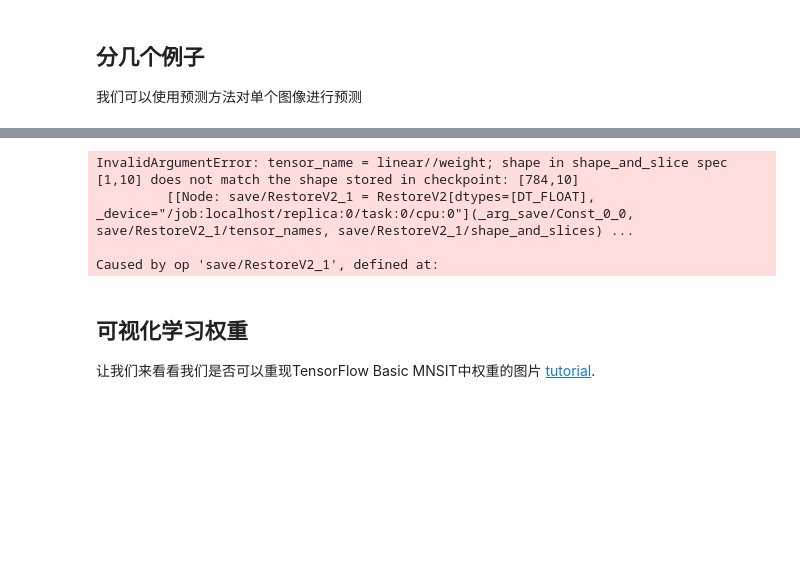
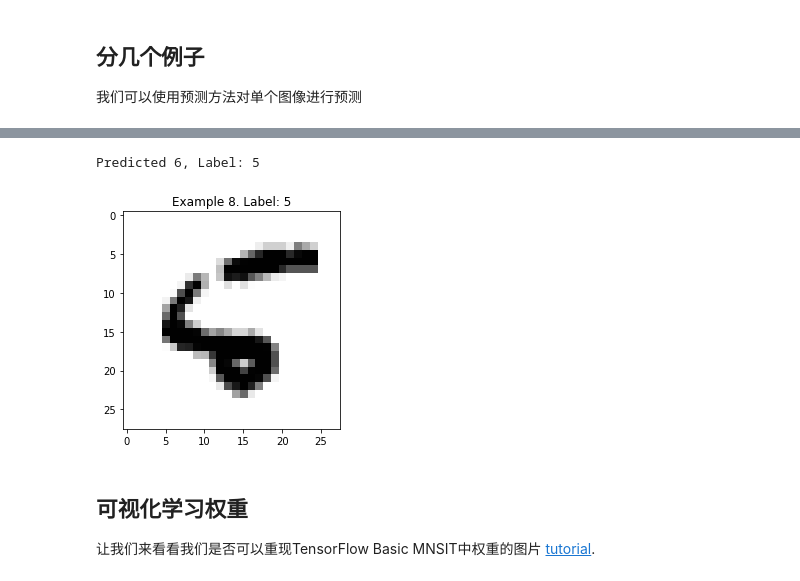
Before and after one commit to AngusMonroe/GoogleMachineLearning, a Jupyter notebook: Ch07_TFLearnMnist/TFLearnMnist.ipynb, the cells around one changed output, grey strips where cells are left out. Cells and saved outputs as stored; diff of their text form; code cells hidden in the pictures; blank space fills up the shorter version.

```diff
--- a/Ch07_TFLearnMnist/TFLearnMnist.ipynb
+++ b/Ch07_TFLearnMnist/TFLearnMnist.ipynb
@@ -100,12 +99,11 @@ Caused by op 'save/RestoreV2_1', defined at:
 # %%
 # and one it gets wrong
-print ("Predicted %d, Label: %d" % (classifier.predict(test_data[8]), test_labels[8]))
+prediction = classifier.predict(np.array([test_data[8]], dtype=float), as_iterable=False)
+print("Predicted %d, Label: %d" % (prediction, test_labels[8]))
 display(8)
 # %% [output]
-InvalidArgumentError: tensor_name = linear//weight; shape in shape_and_slice spec [1,10] does not match the shape stored in checkpoint: [784,10]
-         [[Node: save/RestoreV2_1 = RestoreV2[dtypes=[DT_FLOAT], _device="/job:localhost/replica:0/task:0/cpu:0"](_arg_save/Const_0_0, save/RestoreV2_1/tensor_names, save/RestoreV2_1/shape_and_slices) ...
-
-Caused by op 'save/RestoreV2_1', defined at:
+Predicted 6, Label: 5
+[figure, added]
 # %% [markdown]
 ## 可视化学习权重
 
```
Also changed, not shown: parts of 2 cells of this notebook, 1 other file.
